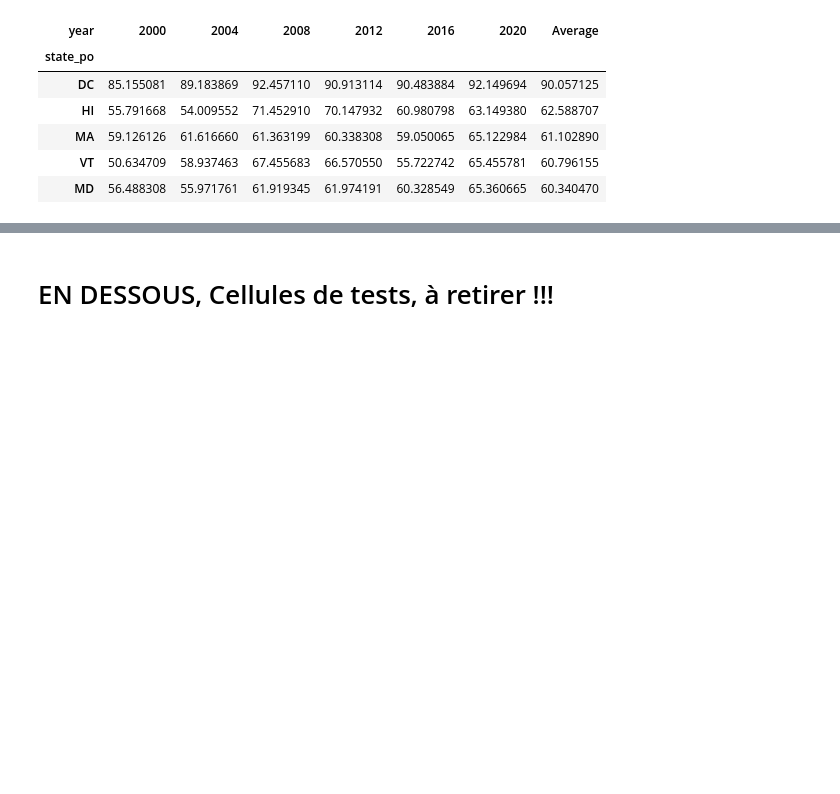
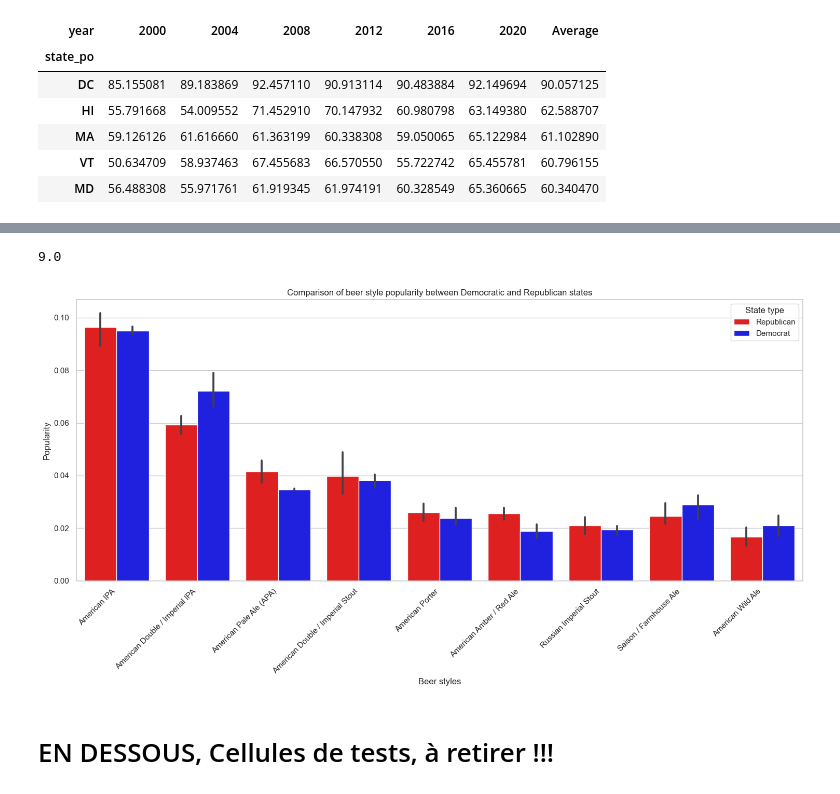
Before and after one commit to epfl-ada/ada-2024-project-casiervert952, a Jupyter notebook: analysis.ipynb, the cells around one changed output, grey strips where cells are left out. Drawn from its saved outputs; the diff is of its cells as text; code cells hidden in the pictures; blank space fills up the shorter version.

```diff
--- a/analysis.ipynb
+++ b/analysis.ipynb
@@ -1044,0 +1039,23 @@ top10_alabama
+# %%
+# new long format to plot
+republican_long = pd.melt(pd_top_republican_count, id_vars=['Top 5'], value_vars=['Wyoming', 'Oklahoma', 'Idaho', 'Utah', 'Alabama'],
+                          var_name='State', value_name='Beer style')
+democrat_long = pd.melt(pd_top_democrat_count, id_vars=['Top 5'], value_vars=['Washington','Hawaii', 'Massachusetts', 'Vermont', 'Maryland'],
+                          var_name='State', value_name='Beer style')
+
+# create a new column rating
+republican_long['Count'] = pd.melt(pd_top_republican_count, id_vars=['Top 5'], value_vars=['Wyoming_count', 'Oklahoma_count', 'Idaho_count', 'Utah_count', 'Alabama_count'],
+                                    var_name='State_rating', value_name='Count of rating')['Count of rating']
+democrat_long['Count'] = pd.melt(pd_top_democrat_count, id_vars=['Top 5'], value_vars=['Washington_count','Hawaii_count', 'Massachusetts_count', 'Vermont_count', 'Maryland_count'],
+                                    var_name='State_rating', value_name='Count of rating')['Count of rating']
+
+# add column 'state type'
+republican_long['State type'] = 'Republican'
+democrat_long['State type'] = 'Democrat'
+
+
+# combine the dfs
+df_combined = pd.concat([republican_long, democrat_long])
+#df_combined[:60]
+df_combined = df_combined.drop_duplicates(subset=('State','Beer style'))
+df_combined[(df_combined['State type']== 'Republican')&(df_combined['Beer style']=='American Amber / Red Ale')]
@@ -1044,0 +1069,19 @@ top10_alabama
+# %%
+print(len(df_combined)/10)
+# Créer le graphique
+plt.figure(figsize=(15, 8))
+sns.barplot(data=df_combined, x='Beer style', y='Count', hue ='State type',palette={'Democrat': 'blue', 'Republican': 'red'})
+
+# Personnaliser le graphique
+plt.title('Comparison of beer style popularity between Democratic and Republican states')
+plt.xlabel('Beer styles')
+plt.ylabel('Popularity')
+plt.xticks(rotation=45, ha='right')  # Rotation des labels de l'axe x pour meilleure lisibilité
+plt.legend(title='State type')
+
+# Afficher le graphique
+plt.tight_layout()
+plt.show()
+# %% [output]
+9.0
+[figure, added]
```
Also changed, not shown: parts of 17 cells of this notebook.
